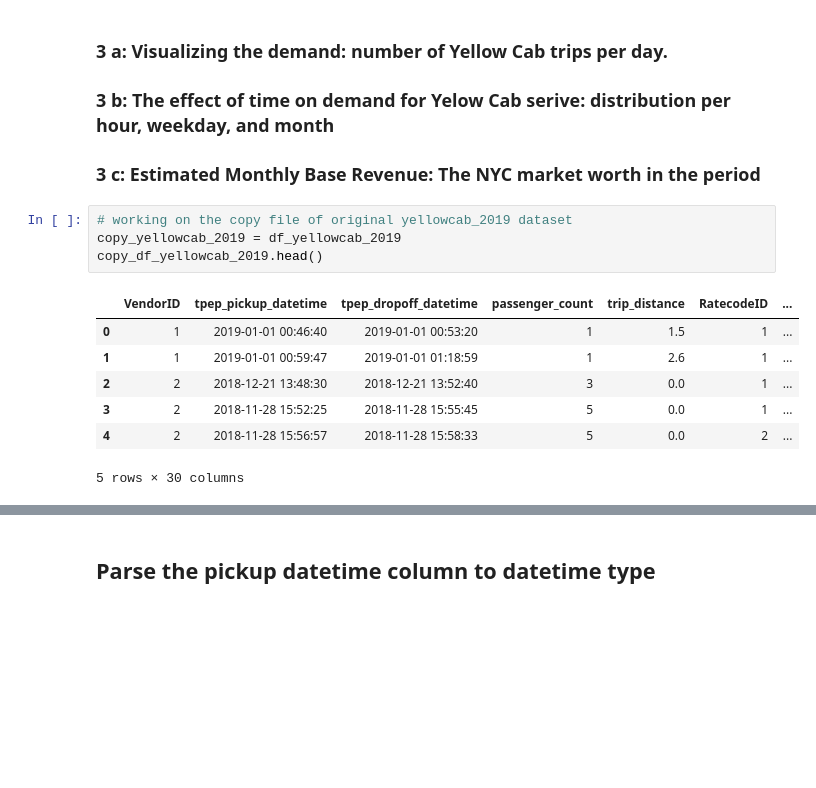
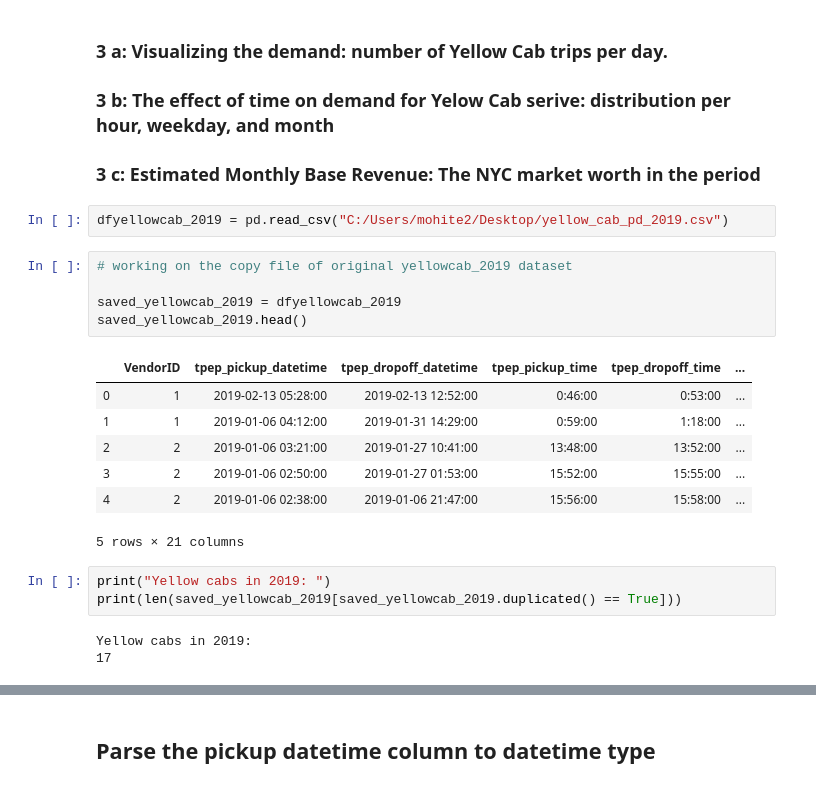
Before and after one commit to ishita2019/final_projects, a Jupyter notebook: PRFinalProject.ipynb, the cells around one changed output, grey strips where cells are left out. Drawn from its saved outputs; the diff is of its cells as text; blank space fills up the shorter version.

```diff
--- a/PRFinalProject.ipynb
+++ b/PRFinalProject.ipynb
@@ -1646,15 +1646,24 @@ plt.show()
 ### 3 a: Visualizing the demand: number of Yellow Cab trips per day.
 ### 3 b: The effect of time on demand for Yelow Cab serive: distribution per hour, weekday, and month
 ### 3 c: Estimated Monthly Base Revenue: The NYC market worth in the period
+# %%
+dfyellowcab_2019 = pd.read_csv("C:/Users/mohite2/Desktop/yellow_cab_pd_2019.csv")
 # %%
 # working on the copy file of original yellowcab_2019 dataset
-copy_yellowcab_2019 = df_yellowcab_2019
-copy_df_yellowcab_2019.head()
+
+saved_yellowcab_2019 = dfyellowcab_2019
+saved_yellowcab_2019.head()
 # %% [output]
-|  | VendorID | tpep_pickup_datetime | tpep_dropoff_datetime | passenger_count | trip_distance | RatecodeID | ... |
-| 0 | 1 | 2019-01-01 00:46:40 | 2019-01-01 00:53:20 | 1 | 1.5 | 1 | ... |
-| 1 | 1 | 2019-01-01 00:59:47 | 2019-01-01 01:18:59 | 1 | 2.6 | 1 | ... |
-| 2 | 2 | 2018-12-21 13:48:30 | 2018-12-21 13:52:40 | 3 | 0.0 | 1 | ... |
-| 3 | 2 | 2018-11-28 15:52:25 | 2018-11-28 15:55:45 | 5 | 0.0 | 1 | ... |
-| 4 | 2 | 2018-11-28 15:56:57 | 2018-11-28 15:58:33 | 5 | 0.0 | 2 | ... |
+|  | VendorID | tpep_pickup_datetime | tpep_dropoff_datetime | tpep_pickup_time | tpep_dropoff_time | ... |
+| 0 | 1 | 2019-02-13 05:28:00 | 2019-02-13 12:52:00 | 0:46:00 | 0:53:00 | ... |
+| 1 | 1 | 2019-01-06 04:12:00 | 2019-01-31 14:29:00 | 0:59:00 | 1:18:00 | ... |
+| 2 | 2 | 2019-01-06 03:21:00 | 2019-01-27 10:41:00 | 13:48:00 | 13:52:00 | ... |
+| 3 | 2 | 2019-01-06 02:50:00 | 2019-01-27 01:53:00 | 15:52:00 | 15:55:00 | ... |
+| 4 | 2 | 2019-01-06 02:38:00 | 2019-01-06 21:47:00 | 15:56:00 | 15:58:00 | ... |
-5 rows × 30 columns
+5 rows × 21 columns
+# %%
+print("Yellow cabs in 2019: ")
+print(len(saved_yellowcab_2019[saved_yellowcab_2019.duplicated() == True]))
+# %% [output]
+Yellow cabs in 2019:
+17
```
Also changed, not shown: parts of 42 cells of this notebook.
